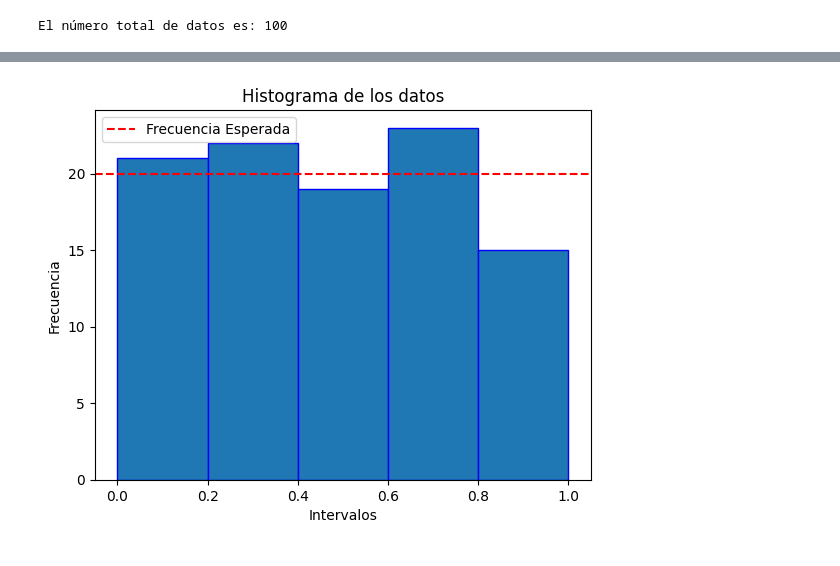
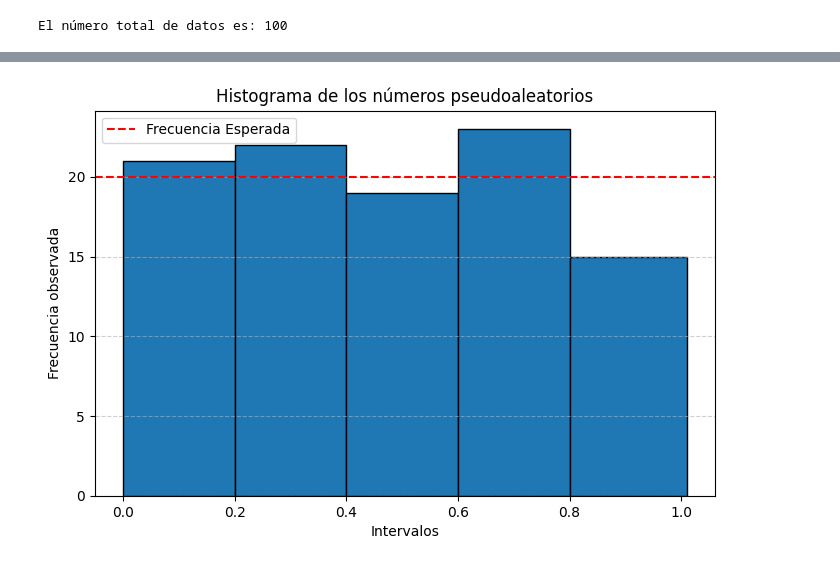
Before and after one commit to KarlaMichelleSorianoSanhez/Simulacion-I, a Jupyter notebook: prueba_frecuencias.ipynb, the cells around one changed output, grey strips where cells are left out. Saved outputs shown, nothing was run; the diff lists cells and outputs as text; code cells hidden in the pictures.

```diff
--- a/prueba_frecuencias.ipynb
+++ b/prueba_frecuencias.ipynb
@@ -238,11 +249,16 @@ No se rechaza H0
 # %%
-intervalos = [0,0.2,0.4,0.6,0.8,1.0]
-plt.hist(data,bins=intervalos, edgecolor="blue")
-plt.title("Histograma de los datos")
+plt.figure(figsize=(8,5))
+
+plt.hist(data, bins=bins, edgecolor='black')
+
+plt.title("Histograma de los números pseudoaleatorios")
 plt.xlabel("Intervalos")
-plt.ylabel("Frecuencia")
+plt.ylabel("Frecuencia observada")
 plt.axhline(fe,color="red", linestyle="--", label="Frecuencia Esperada")
 plt.legend()
+
+plt.grid(axis='y', linestyle='--', alpha=0.6)
+
 plt.show()
 # %% [output]
-[figure, old version]
+[figure, new version]
```
Also changed, not shown: parts of 18 cells of this notebook.
